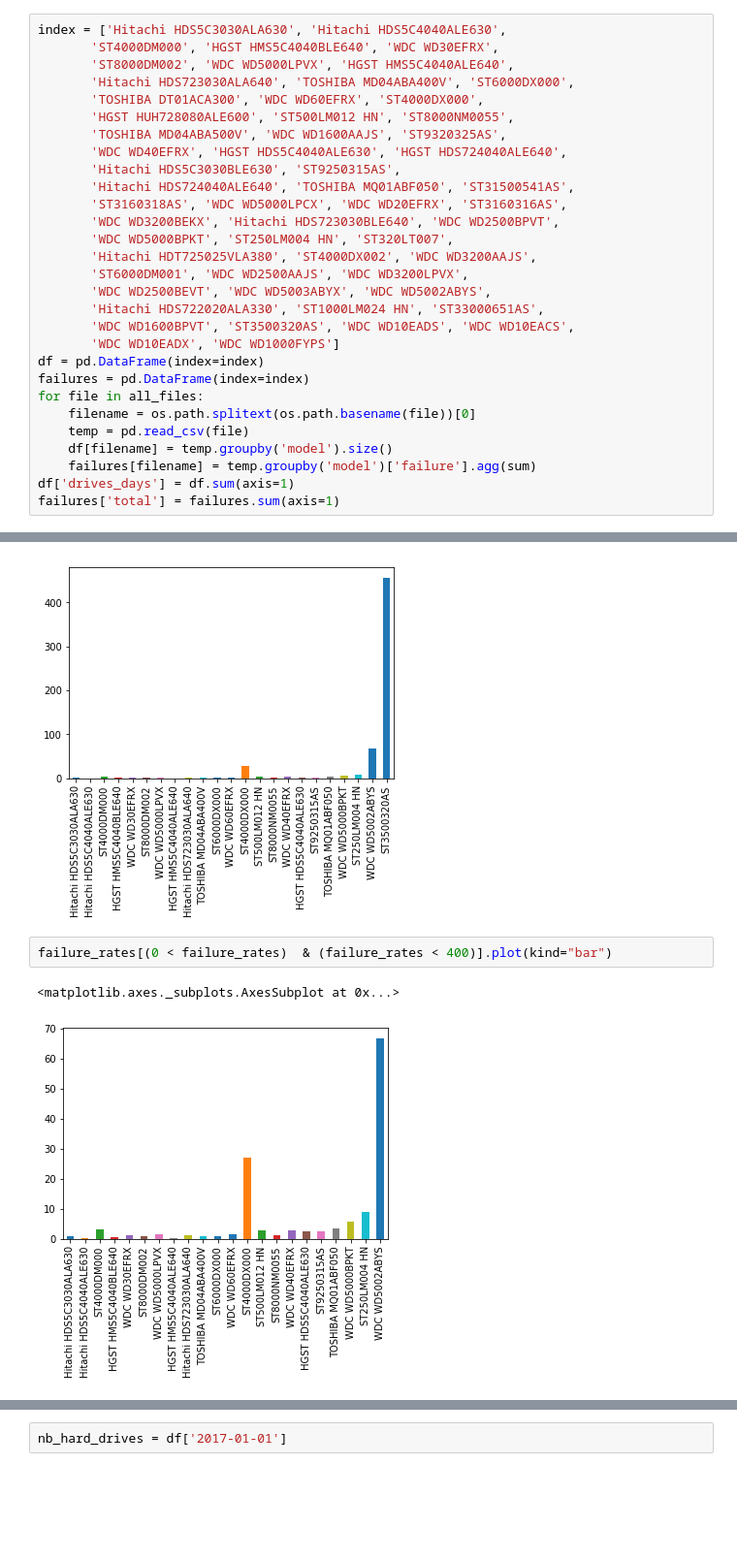
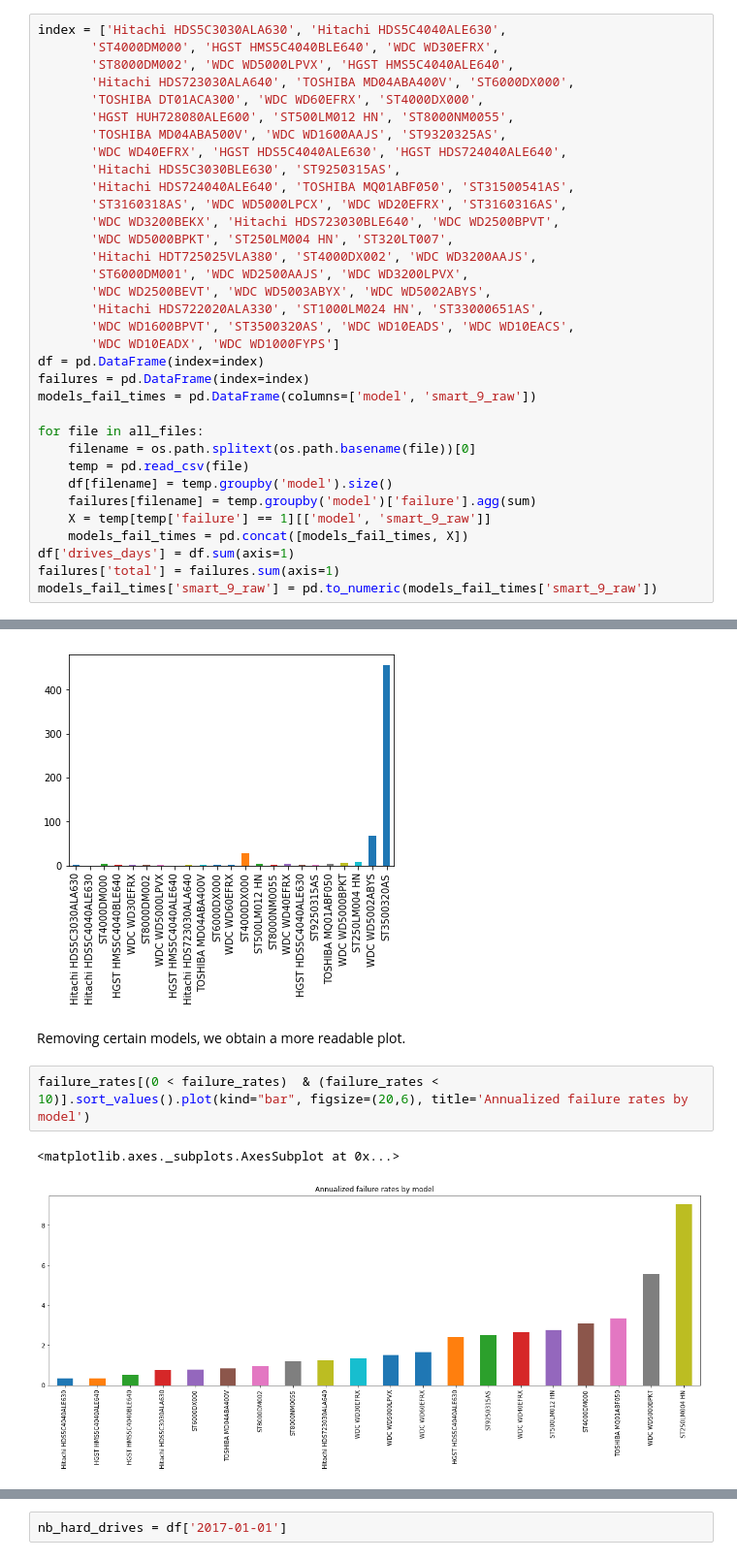
Before and after one commit to a-muller/datainc-project, a Jupyter notebook: Failure rates hard drives.ipynb, the cells around one changed output, grey strips where cells are left out. Shown at 97% size. Saved outputs shown, nothing was run; the diff lists cells and outputs as text; blank space fills up the shorter version.

Commit message:
Add files via upload
updating notebook with new graphs

```diff
--- a/Failure rates hard drives.ipynb
+++ b/Failure rates hard drives.ipynb
@@ -34,10 +34,15 @@ index = ['Hitachi HDS5C3030ALA630', 'Hitachi HDS5C4040ALE630',
        'WDC WD10EADX', 'WDC WD1000FYPS']
 df = pd.DataFrame(index=index)
 failures = pd.DataFrame(index=index)
+models_fail_times = pd.DataFrame(columns=['model', 'smart_9_raw'])
+
 for file in all_files:
     filename = os.path.splitext(os.path.basename(file))[0]
     temp = pd.read_csv(file)
     df[filename] = temp.groupby('model').size()
     failures[filename] = temp.groupby('model')['failure'].agg(sum)
+    X = temp[temp['failure'] == 1][['model', 'smart_9_raw']]
+    models_fail_times = pd.concat([models_fail_times, X])
 df['drives_days'] = df.sum(axis=1)
 failures['total'] = failures.sum(axis=1)
+models_fail_times['smart_9_raw'] = pd.to_numeric(models_fail_times['smart_9_raw'])
@@ -50,9 +58,11 @@ failure_rates[failure_rates > 0].plot(kind="bar")
 # %% [output]
 <matplotlib.axes._subplots.AxesSubplot at 0x...>
 [figure]
+# %% [markdown]
+Removing certain models, we obtain a more readable plot.
 # %%
-failure_rates[(0 < failure_rates)  & (failure_rates < 400)].plot(kind="bar")
+failure_rates[(0 < failure_rates)  & (failure_rates < 10)].sort_values().plot(kind="bar", figsize=(20,6), title='Annualized failure rates by model')
 # %% [output]
 <matplotlib.axes._subplots.AxesSubplot at 0x...>
-[figure, old version]
+[figure, new version]
 # %% [markdown]
```
Also changed, not shown: parts of 12 cells of this notebook.
